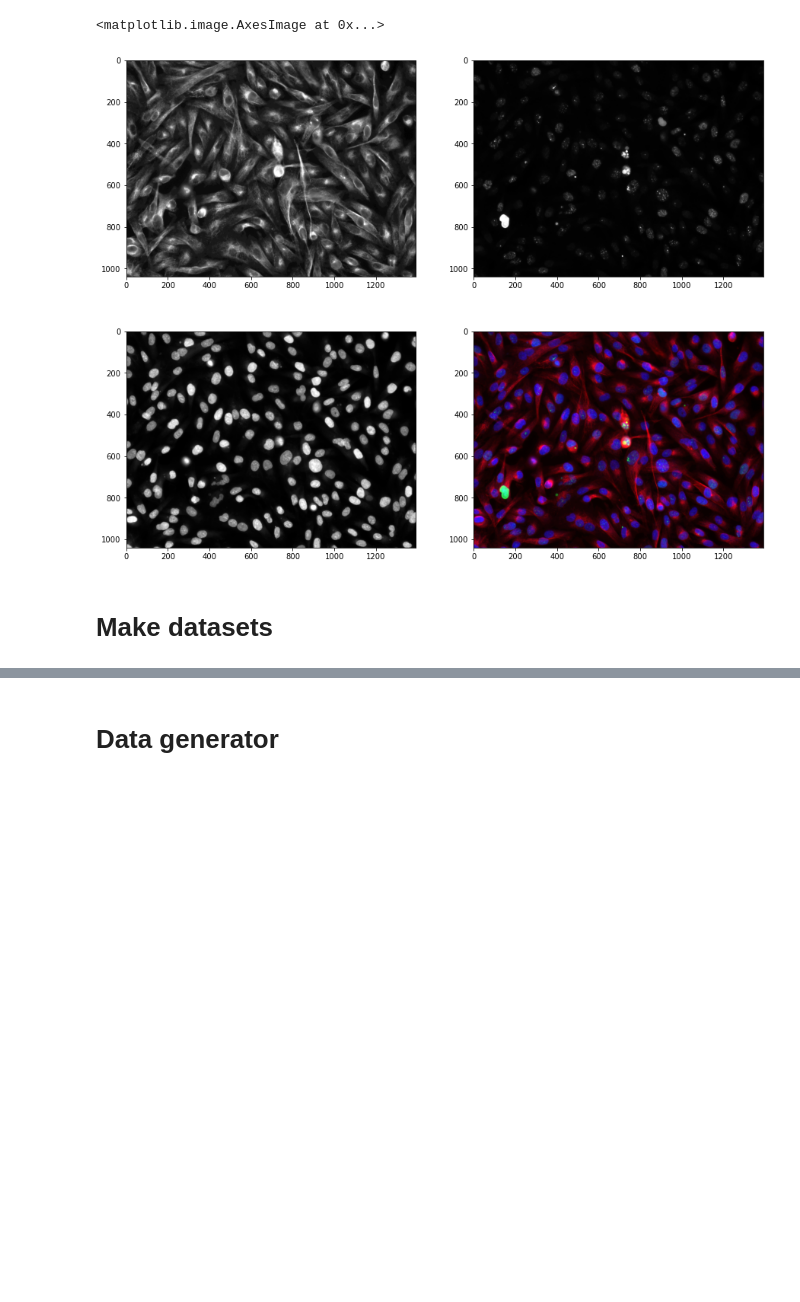
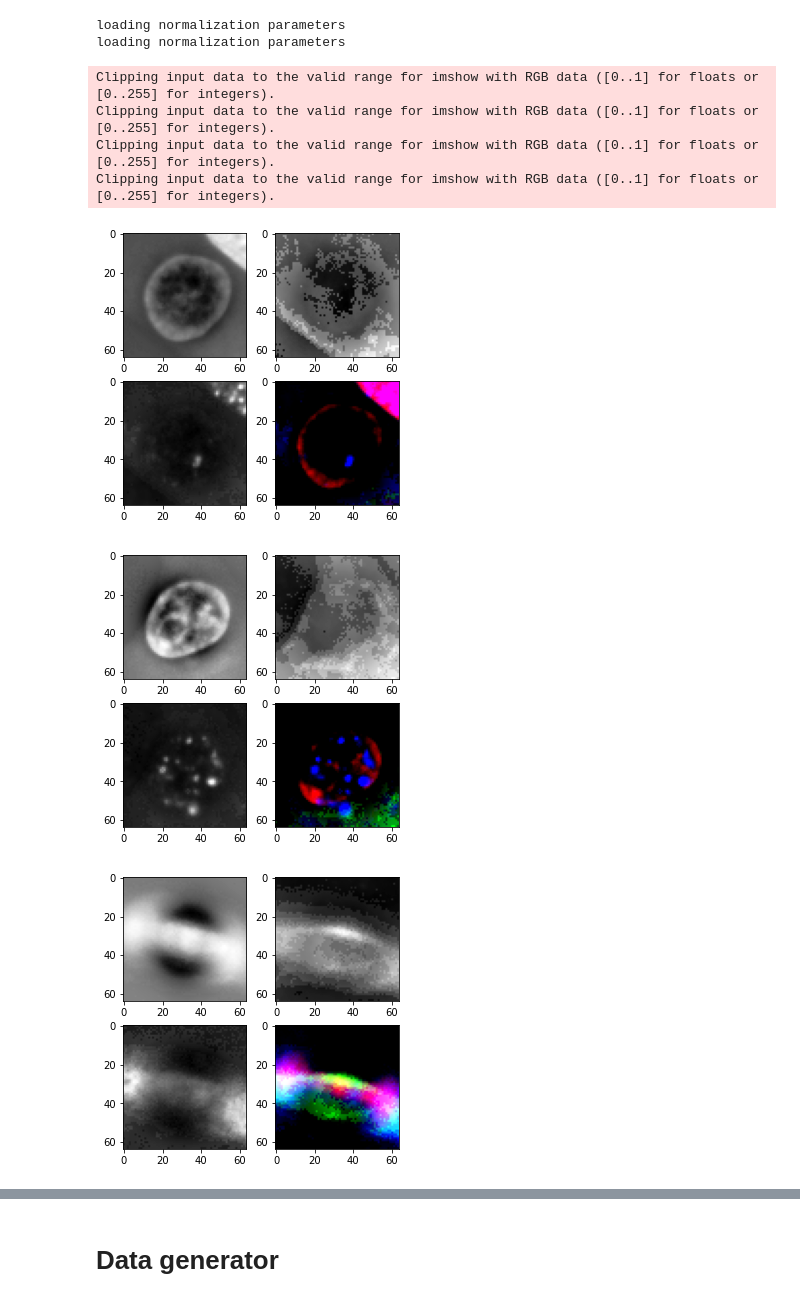
Before and after one commit to hclimente/janus, a Jupyter notebook: siamese_boyd_2019.ipynb, the cells around one changed output, grey strips where cells are left out. Drawn from its saved outputs; the diff is of its cells as text; code cells hidden in the pictures; blank space fills up the shorter version.

```diff
--- a/siamese_boyd_2019.ipynb
+++ b/siamese_boyd_2019.ipynb
@@ -126,18 +4,0 @@ df_pooled = pd.concat([df_mda231[df_mda231.well.isin(common_wells)],
-# %%
-from src.vis_utils import ImageCropper
-
-cell_line = 'mda231'
-ch5_path = '%s/%s/hdf5/' % (data_path, plates[cell_line])
-
-ic = ImageCropper('A01', 1, ch5_path)
-img = ic.get_image()
-
-fig, axes = plt.subplots(figsize=(15, 12), ncols=2, nrows=2)
-
-axes[0][0].imshow(img[..., 0], cmap='Greys_r')
-axes[0][1].imshow(img[..., 1], cmap='Greys_r')
-axes[1][0].imshow(img[..., 2], cmap='Greys_r')
-axes[1][1].imshow(img)
-# %% [output]
-<matplotlib.image.AxesImage at 0x...>
-[figure, removed]
@@ -155,2 +4,0 @@ df_pooled = pd.concat([df_mda231[df_mda231.well.isin(common_wells)],
-# %% [markdown]
-# Make datasets
@@ -189,0 +5,47 @@ def crop_cells(cell_line, fold_ix, crop_size, train_fold_ix=None):
+# %%
+from socket import gethostname
+
+import matplotlib.pyplot as plt
+import numpy as np
+import pandas as pd
+import seaborn as sns
+import torch
+from torch.utils.data import DataLoader
+import torchvision
+
+from datasets import Boyd2019
+from losses import ContrastiveLoss
+from networks import SiameseNet
+from viz import plot_cell, tsne, umap
+
+
+if gethostname() == 'tael.local':
+    from tqdm.notebook import trange, tqdm
+else:
+    from tqdm import trange, tqdm
+
+data_path = 'data/boyd_2019'
+metadata_file = 'data/boyd_2019_PlateMap-KPP_MOA.xlsx'
+
+metadata = Boyd2019.read_metadata(metadata_file)
+
+# filter by 2 moas and make train test
+metadata = metadata.loc[metadata.moa.isin(['Neutral', 'EGF Receptor Kinase Inhibitor'])]
+train_metadata = metadata.sample(frac = .7)
+test_metadata = metadata.drop(train_metadata.index)
+
+
+boyd2019 = Boyd2019('data/boyd_2019/', train_metadata)
+
+for i in np.random.randint(1, 1000, 4):
+    plot_cell(boyd2019.dataset_1[i][0])
+# %% [output]
+loading normalization parameters
+loading normalization parameters
+Clipping input data to the valid range for imshow with RGB data ([0..1] for floats or [0..255] for integers).
+Clipping input data to the valid range for imshow with RGB data ([0..1] for floats or [0..255] for integers).
+Clipping input data to the valid range for imshow with RGB data ([0..1] for floats or [0..255] for integers).
+Clipping input data to the valid range for imshow with RGB data ([0..1] for floats or [0..255] for integers).
+[figure, added]
+[figure, added]
+[figure, added]
```
Also changed, not shown: parts of 15 cells of this notebook, 6 other files.
